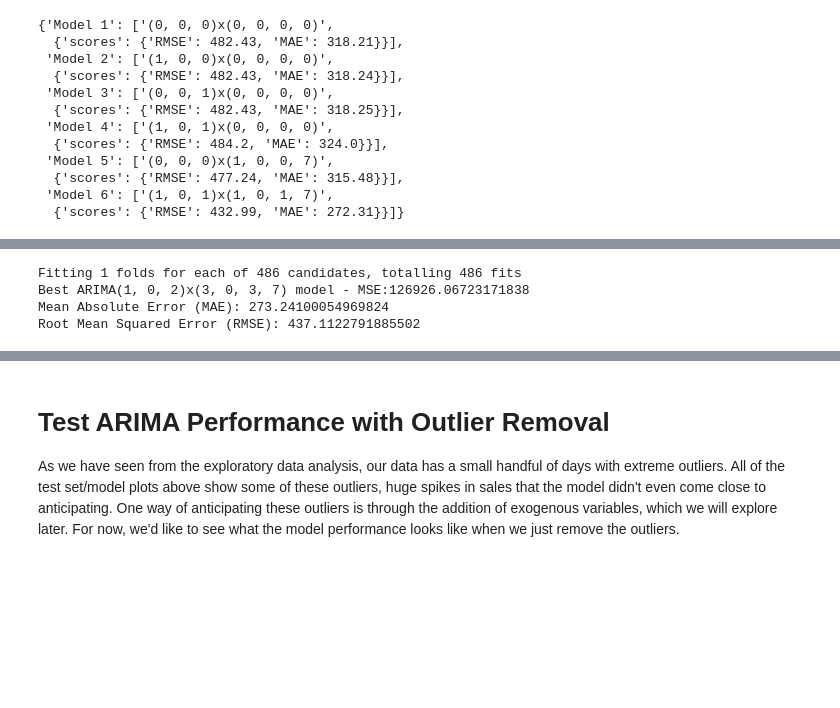
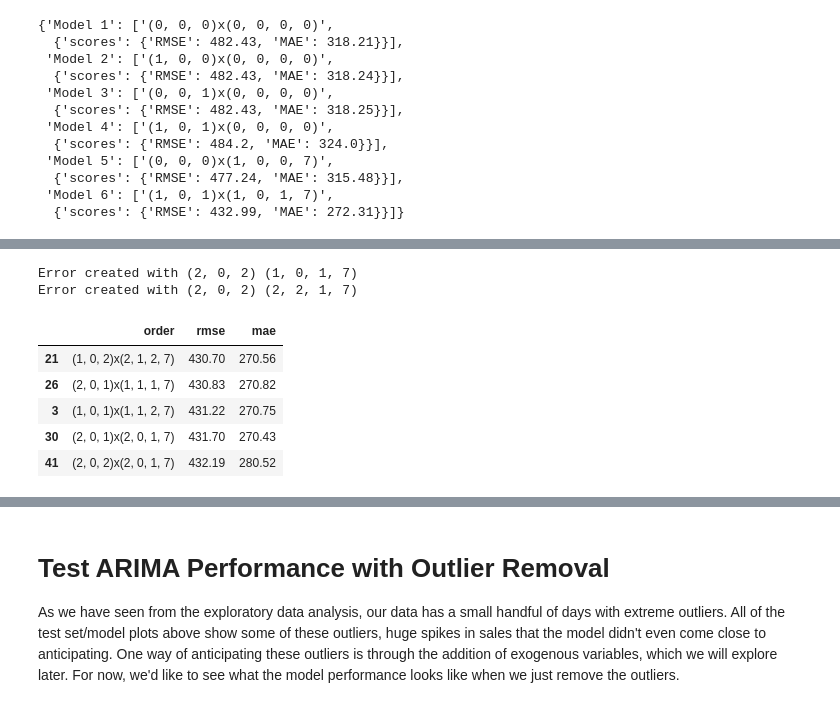
Before and after one commit to Caveexplorer/Kitchen-Sales-Forecasting, a Jupyter notebook: kitchen_sales_forecasting_modeling.ipynb, the cells around one changed output, grey strips where cells are left out. Saved outputs shown, nothing was run; the diff lists cells and outputs as text; code cells hidden in the pictures; blank space fills up the shorter version.

```diff
--- a/kitchen_sales_forecasting_modeling.ipynb
+++ b/kitchen_sales_forecasting_modeling.ipynb
@@ -341,28 +326,0 @@ class ARIMAWrapper(BaseEstimator, RegressorMixin):
-# %%
-# Create a smaller parameter grid
-param_grid = {
-    'order': [(p, 0, q) for p in range(1, 4) for q in range(1, 4)],
-    'seasonal_order': [(P, D, Q, S) for P in range(1, 4) for D in range(0, 3) for Q in range(1, 4) for S in [0, 7]]
-}
-
-# Initialize the GridSearchCV
-grid = GridSearchCV(estimator=ARIMAWrapper(), param_grid=param_grid, scoring='neg_mean_squared_error', cv = [(slice(None), slice(None))], verbose=1, n_jobs=-1)
-
-# Fit to the data
-grid.fit(train.index, train)
-
-# Summary of the best model
-print(f'Best ARIMA{grid.best_params_["order"]}x{grid.best_params_["seasonal_order"]} model - MSE:{-grid.best_score_}')
-
-# Predicting and calculating MSE
-y_pred = grid.best_estimator_.predict(test)
-mae_tuned = mean_absolute_error(test, y_pred)
-rmse_tuned = sqrt(mean_squared_error(test, y_pred))
-
-print(f'Mean Absolute Error (MAE): {mae_tuned}')
-print(f'Root Mean Squared Error (RMSE): {rmse_tuned}')
-# %% [output]
-Fitting 1 folds for each of 486 candidates, totalling 486 fits
-Best ARIMA(1, 0, 2)x(3, 0, 3, 7) model - MSE:126926.06723171838
-Mean Absolute Error (MAE): 273.24100054969824
-Root Mean Squared Error (RMSE): 437.1122791885502
@@ -368,0 +347,49 @@ Root Mean Squared Error (RMSE): 437.1122791885502
+# %%
+# Function to test ARIMA parameter grid combinations
+def SARIMA_grid(train, test, param_grid):
+    scoring_df = pd.DataFrame()
+    orders = []
+    rootmse = []
+    meanae = []
+
+    for order in param_grid['order']:
+        for seasonal_order in param_grid['seasonal_order']:
+            try:
+                model = ARIMA(endog=train, order = order, seasonal_order = seasonal_order, freq = 'D')
+                results = model.fit()
+
+                predictions = results.predict(start = test.index[0], end = test.index[-1])
+
+                rmse = np.round(np.sqrt(mean_squared_error(test, predictions)), 2)
+                mae = np.round(mean_absolute_error(test, predictions), 2)
+
+                orders.append(f'{model.order}x{model.seasonal_order}')
+                rootmse.append(rmse)
+                meanae.append(mae)
+
+            except:
+                print('Error created with', order, seasonal_order)
+                pass
+    scoring_df['order'] = orders
+    scoring_df['rmse'] = rootmse
+    scoring_df['mae'] = meanae
+    return scoring_df
+# %%
+param_grid = {
+    'order': [(p, 0, q) for p in range(1, 3) for q in range(1, 3)],
+    'seasonal_order': [(P, D, Q, 7) for P in range(1, 3) for D in range(0, 3) for Q in range(1, 3)]
+}
+
+gridsearch_df = SARIMA_grid(train, test, param_grid)
+# %% [output]
+Error created with (2, 0, 2) (1, 0, 1, 7)
+Error created with (2, 0, 2) (2, 2, 1, 7)
+# %%
+gridsearch_df.sort_values(by = 'rmse').head()
+# %% [output]
+|  | order | rmse | mae |
+| 21 | (1, 0, 2)x(2, 1, 2, 7) | 430.70 | 270.56 |
+| 26 | (2, 0, 1)x(1, 1, 1, 7) | 430.83 | 270.82 |
+| 3 | (1, 0, 1)x(1, 1, 2, 7) | 431.22 | 270.75 |
+| 30 | (2, 0, 1)x(2, 0, 1, 7) | 431.70 | 270.43 |
+| 41 | (2, 0, 2)x(2, 0, 1, 7) | 432.19 | 280.52 |
```
Also changed, not shown: parts of 30 cells of this notebook, 1 other file.
